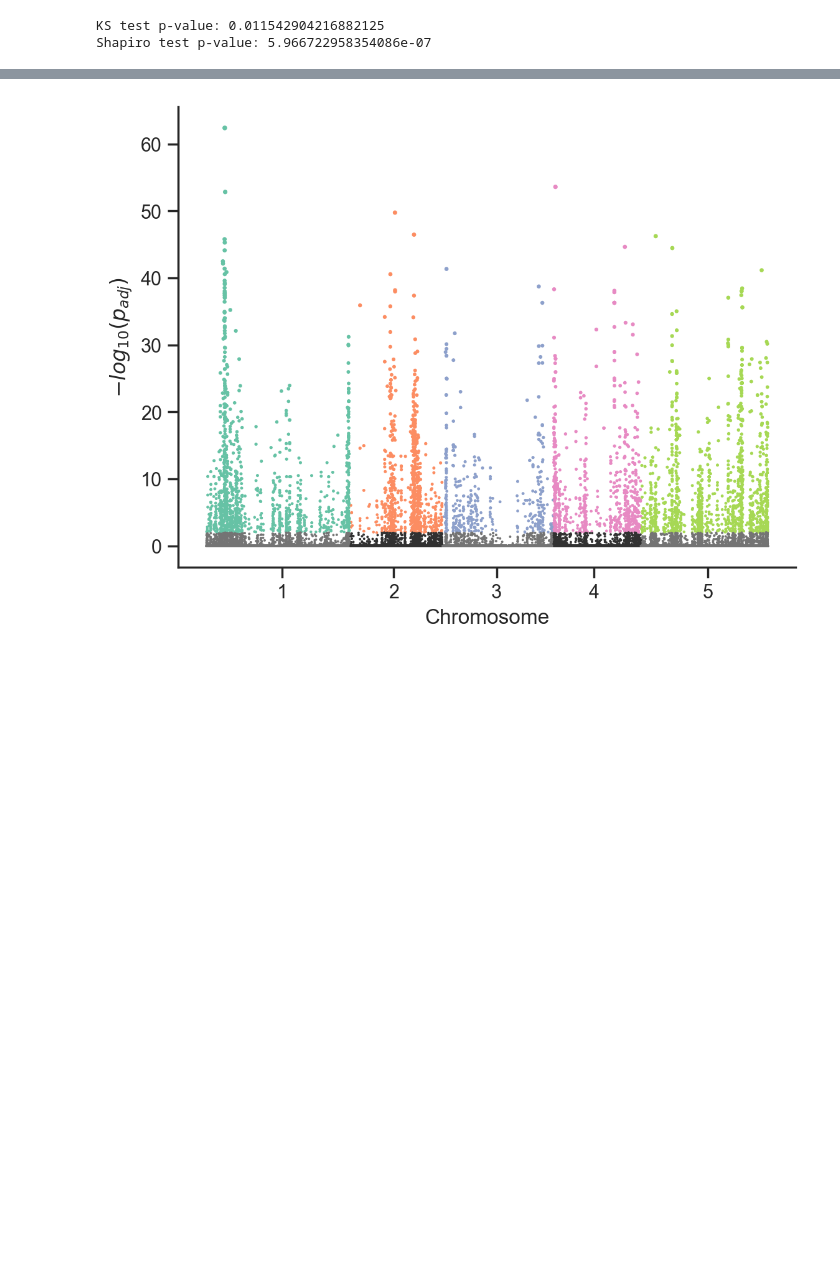
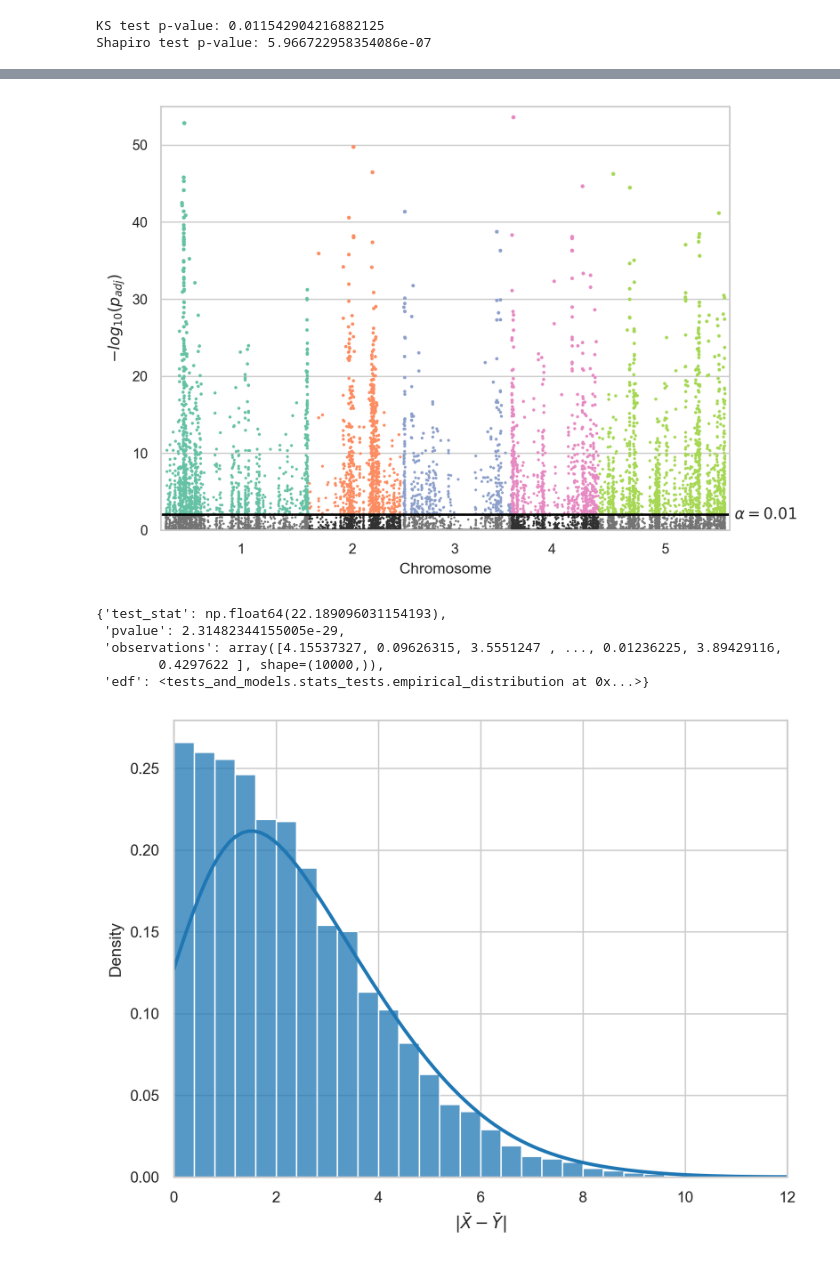
Before and after one commit to jacobbraun1402/MDSC-403-Final-Project, a Jupyter notebook: results.ipynb, the cells around one changed output, grey strips where cells are left out. Drawn from its saved outputs; the diff is of its cells as text; code cells hidden in the pictures; blank space fills up the shorter version.

```diff
--- a/results.ipynb
+++ b/results.ipynb
@@ -69,16 +77,37 @@ perm_manhattan = sns.scatterplot(data=test_results[test_results['perm_negative_l
 sns.scatterplot(data=test_results[test_results['perm_negative_log_p'] <= -np.log10(0.01)], x='adjusted_position', y='perm_negative_log_p',
                  marker='.', linewidth=0, s=8, hue='chromosome', palette=gray_pallette, ax=perm_manhattan, legend=False)
 perm_manhattan.set_xticks(medians, labels=[str(x) for x in chromosomes])
-# perm_manhattan.set_ylim(0, 20)
 perm_manhattan.set_xlabel('Chromosome')
 perm_manhattan.set_ylabel(r'$-log_{10}(p_{adj})$')
-sns.set_theme(style='ticks')
-sns.despine()
+perm_manhattan.set_xlim(test_results['adjusted_position'].min()-1000000, test_results['adjusted_position'].max() + 1000000)
+perm_manhattan.axhline(y=thresh, c='black', lw=1.5)
+perm_manhattan.grid(axis='x', visible=False)
+perm_manhattan.set_ylim(0,55)
+perm_manhattan.text(x=perm_manhattan.get_xlim()[1]+1000000, y=thresh, s=r'$\alpha=0.01$', ha='left', va='center')
 plt.show()
 # %% [output]
-[figure, old version]
+[figure, new version]
 # %%
 # Example of edf/permutation test, using one of the significant SNPs from random forest
 example_data = pd.read_csv('./data/processed.csv', index_col=0, header=None).transpose().astype({'5_FT10':np.float64})[['5_FT10', '2:8862404']]
+[x,y] = [example_data.loc[example_data['2:8862404'] == g, '5_FT10'].to_numpy() for g in example_data.iloc[:,1].unique()]
+result = stats_tests.permutation_test(x, y, {}, stats_tests.mean_diff, return_obs=True)
+result
+# %% [output]
+{'test_stat': np.float64(22.189096031154193),
+ 'pvalue': 2.31482344155005e-29,
+ 'observations': array([4.15537327, 0.09626315, 3.5551247 , ..., 0.01236225, 3.89429116,
+        0.4297622 ], shape=(10000,)),
+ 'edf': <tests_and_models.stats_tests.empirical_distribution at 0x...>}
 # %%
-[x,y] = [example_data.loc[example_data['2:8862404'] == g, '5_FT10'].to_numpy() for g in example_data.iloc[:,1].unique()]
+obs = result['observations']
+edf = result['edf']
+plot_x = np.linspace(0, 12, 100)
+plot_y = edf.pdf(plot_x)
+edf_hist = sns.histplot(x=obs, stat='density', binwidth=.4, binrange=(0,12))
+sns.lineplot(x=plot_x, y=plot_y, ax=edf_hist, lw=2)
+edf_hist.set_xlabel(r'$|\bar{X} - \bar{Y}|$')
+edf_hist.set_xlim(0, 12)
+plt.show()
+# %% [output]
+[figure, added]
```
Also changed, not shown: parts of 18 cells of this notebook, 2 other files.
